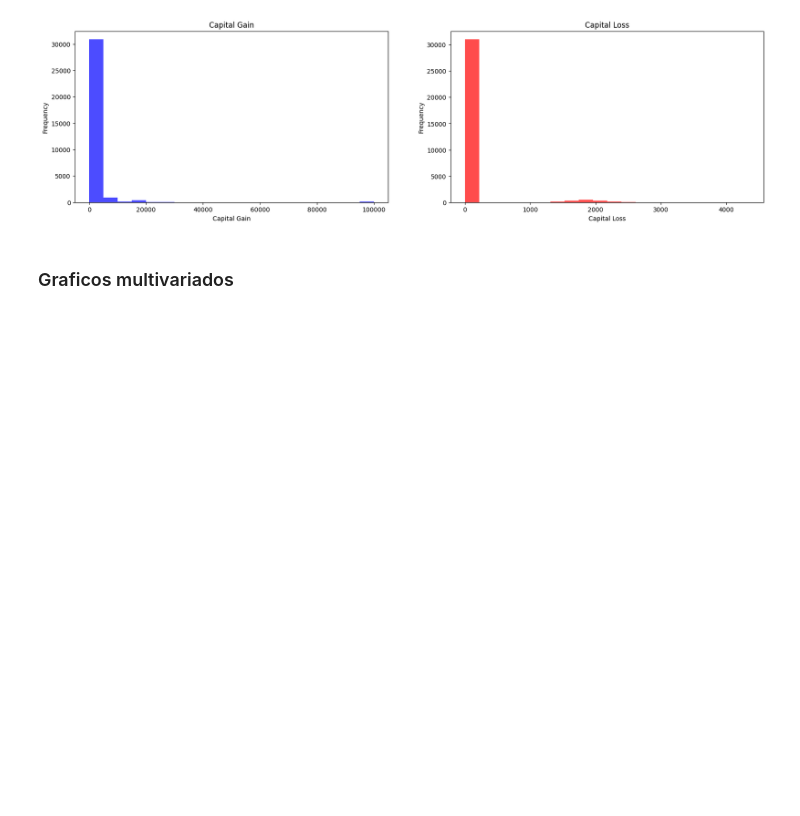
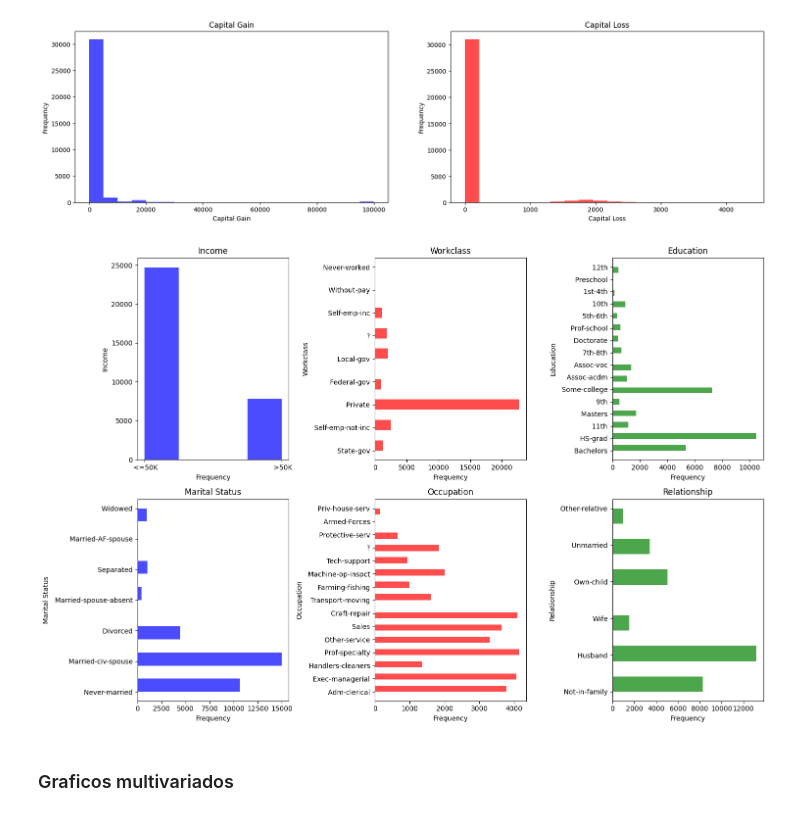
Before and after one commit to BnjmnNicholas/Proyecto_mineria_cc5205, a Jupyter notebook: Reporte_Hito_1.ipynb, the cells around one changed output. Drawn from its saved outputs; the diff is of its cells as text; code cells hidden in the pictures; blank space fills up the shorter version.

```diff
--- a/Reporte_Hito_1.ipynb
+++ b/Reporte_Hito_1.ipynb
@@ -156,6 +179,47 @@ plt.ylabel('Frequency')
 # %% [output]
 Text(0, 0.5, 'Frequency')
 [figure]
+# %%
+import matplotlib.pyplot as plt
+
+fig, axes = plt.subplots(2, 3, figsize=(15, 10))
+
+axes[0, 0].hist(df['income'], bins=df['income'].nunique()*2, color='blue', alpha=0.7)
+axes[0, 0].set_title('Income')
+axes[0, 0].set_xlabel('Frequency')
+axes[0, 0].set_ylabel('Income')
+
+axes[0, 1].hist(df['workclass'], bins=df['workclass'].nunique()*2, color='red', alpha=0.7, orientation='horizontal')
+axes[0, 1].set_title('Workclass')
+axes[0, 1].set_xlabel('Frequency')
+axes[0, 1].set_ylabel('Workclass')
+
+axes[0, 2].hist(df['education'], bins=df['education'].nunique()*2, color='green', alpha=0.7, orientation='horizontal')
+axes[0, 2].set_title('Education')
+axes[0, 2].set_xlabel('Frequency')
+axes[0, 2].set_ylabel('Education')
+
+axes[1, 0].hist(df['marital_status'], bins=df['marital_status'].nunique()*2, color='blue', alpha=0.7, orientation='horizontal')
+axes[1, 0].set_title('Marital Status')
+axes[1, 0].set_xlabel('Frequency')
+axes[1, 0].set_ylabel('Marital Status')
+
+axes[1, 1].hist(df['occupation'], bins=df['occupation'].nunique()*2, color='red', alpha=0.7, orientation='horizontal')
+axes[1, 1].set_title('Occupation')
+axes[1, 1].set_xlabel('Frequency')
+axes[1, 1].set_ylabel('Occupation')
+
+axes[1, 2].hist(df['relationship'], bins=df['relationship'].nunique()*2, color='green', alpha=0.7, orientation='horizontal')
+axes[1, 2].set_title('Relationship')
+axes[1, 2].set_xlabel('Frequency')
+axes[1, 2].set_ylabel('Relationship')
+
+plt.tight_layout()
+plt.show()
+
+# [Benja]
+# %% [output]
+[figure, added]
 # %% [markdown]
 ### Graficos multivariados
 # %%
```
Also changed, not shown: parts of 6 cells of this notebook.
